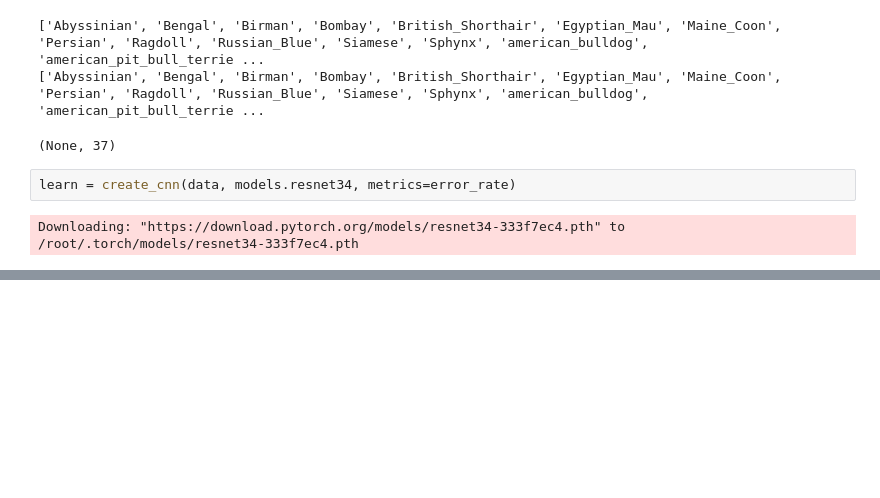
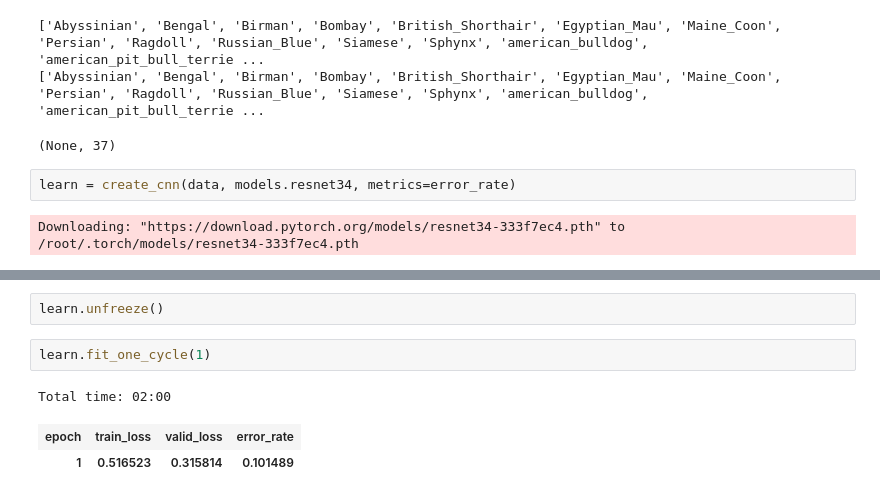
Before and after one commit to rogalag/Fastai, a Jupyter notebook: Fastailesson1.ipynb, the cells around one changed output, grey strips where cells are left out. Saved outputs shown, nothing was run; the diff lists cells and outputs as text; blank space fills up the shorter version.

```diff
--- a/Fastailesson1.ipynb
+++ b/Fastailesson1.ipynb
@@ -76,0 +111,8 @@ Downloading: "https://download.pytorch.org/models/resnet34-333f7ec4.pth" to /roo
+# %%
+learn.unfreeze()
+# %%
+learn.fit_one_cycle(1)
+# %% [output]
+Total time: 02:00
+| epoch | train_loss | valid_loss | error_rate |
+| 1 | 0.516523 | 0.315814 | 0.101489 |
```
Also changed, not shown: parts of 8 cells of this notebook.
